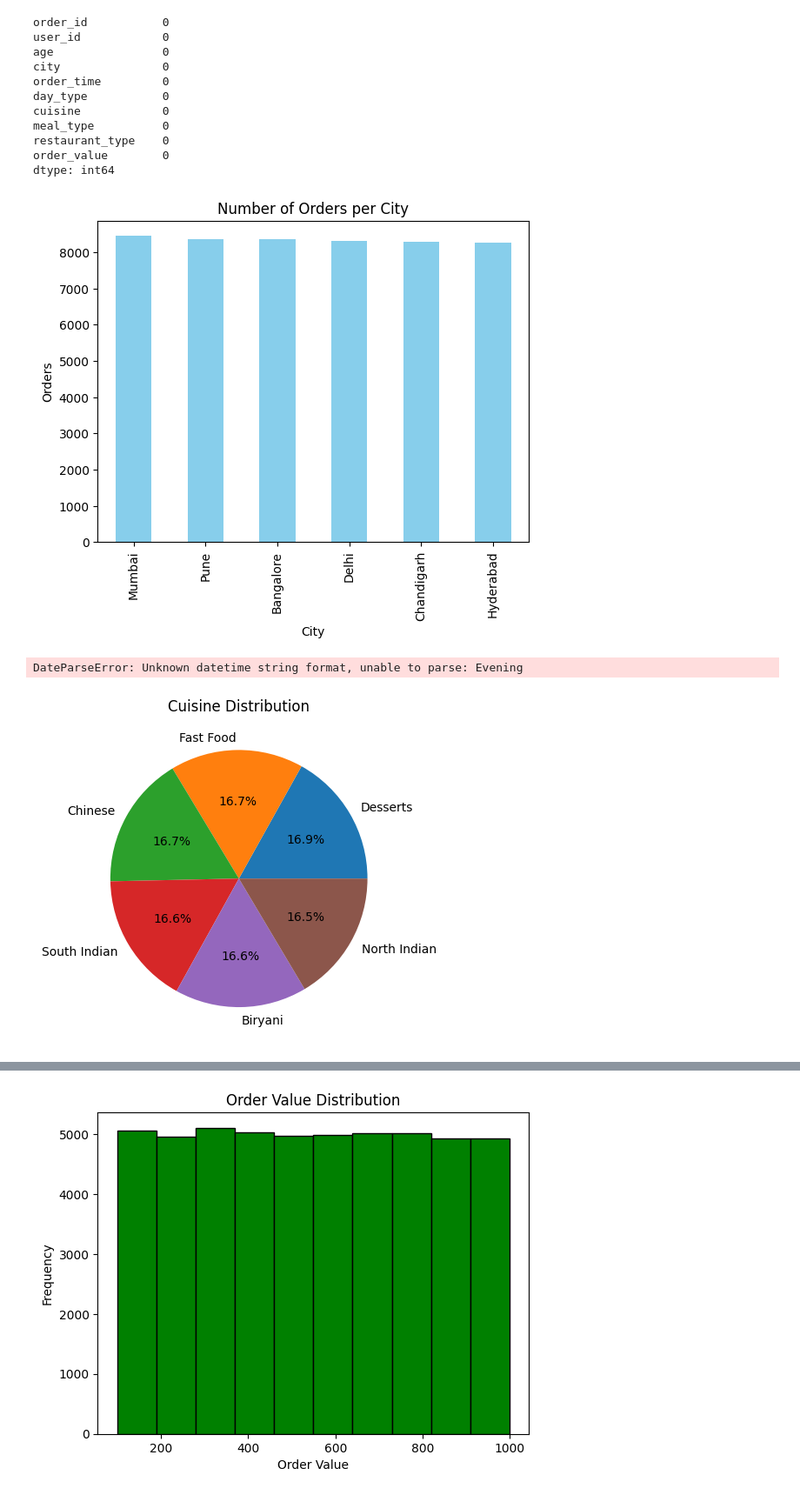
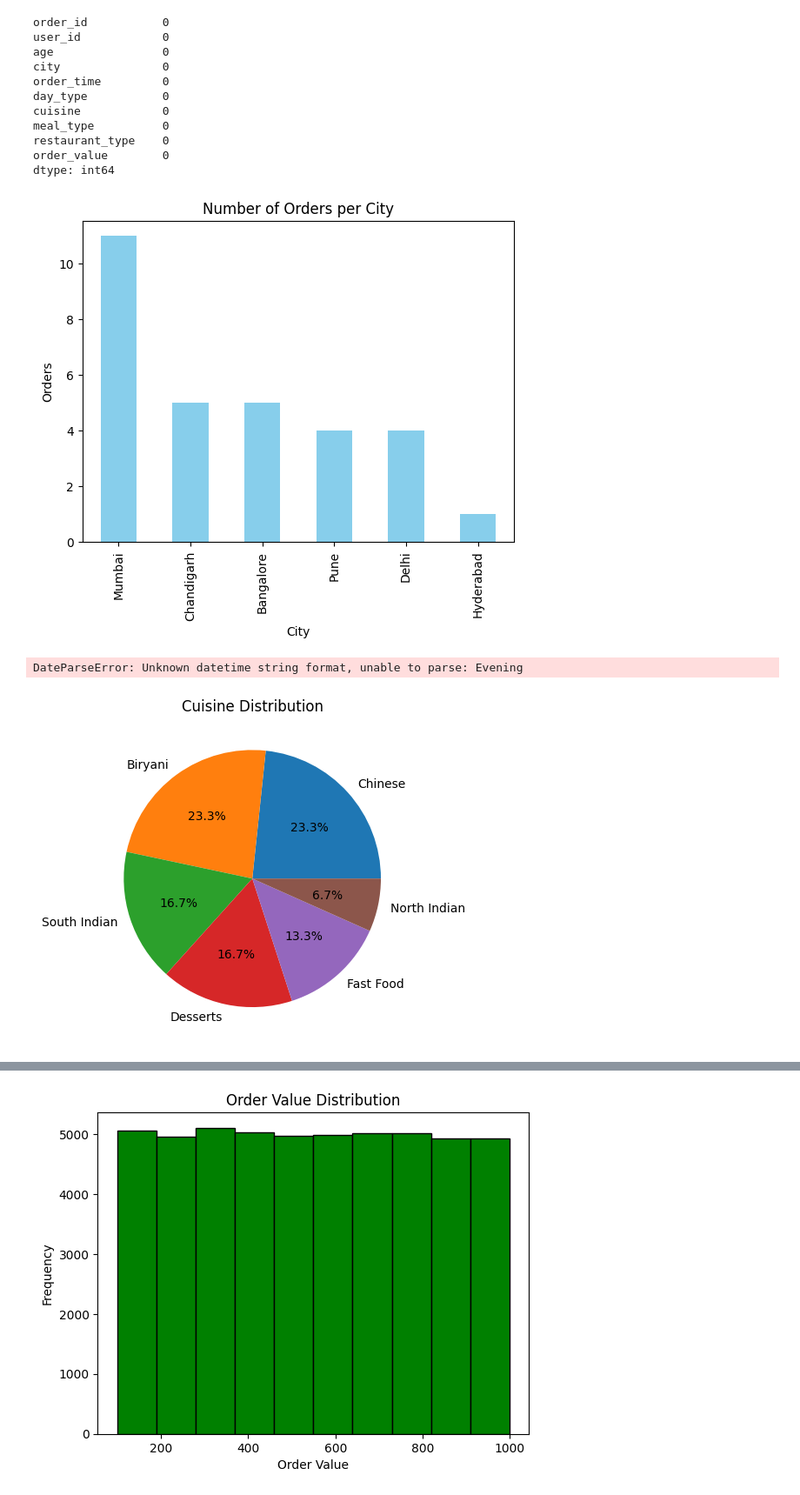
Before and after one commit to Khushimehta18/dmav-answers, a Jupyter notebook: dataset_1.ipynb, the cells around one changed output, grey strips where cells are left out. Shown at 87% size. Cells and saved outputs as stored; diff of their text form; code cells hidden in the pictures.

```diff
--- a/dataset_1.ipynb
+++ b/dataset_1.ipynb
@@ -58,7 +58,7 @@ restaurant_type    0
 order_value        0
 dtype: int64
 # %%
-city_counts = df['city'].value_counts()
+city_counts = df_editable['city'].value_counts()
 
 city_counts.plot(kind='bar', color='skyblue')
 plt.title("Number of Orders per City")
@@ -66,7 +66,7 @@ plt.xlabel("City")
 plt.ylabel("Orders")
 plt.show()
 # %% [output]
-[figure, old version]
+[figure, new version]
 # %%
 df['order_time'] = pd.to_datetime(df['order_time'])
 df = df.sort_values('order_time')
@@ -80,11 +80,11 @@ plt.show()
 # %% [output]
 DateParseError: Unknown datetime string format, unable to parse: Evening
 # %%
-cuisine_counts = df['cuisine'].value_counts()
+cuisine_counts = df_editable['cuisine'].value_counts()
 
 plt.pie(cuisine_counts, labels=cuisine_counts.index, autopct='%1.1f%%')
 plt.title("Cuisine Distribution")
 plt.show()
 # %% [output]
-[figure, old version]
+[figure, new version]
 # %%
```
Also changed, not shown: parts of 19 cells of this notebook.
